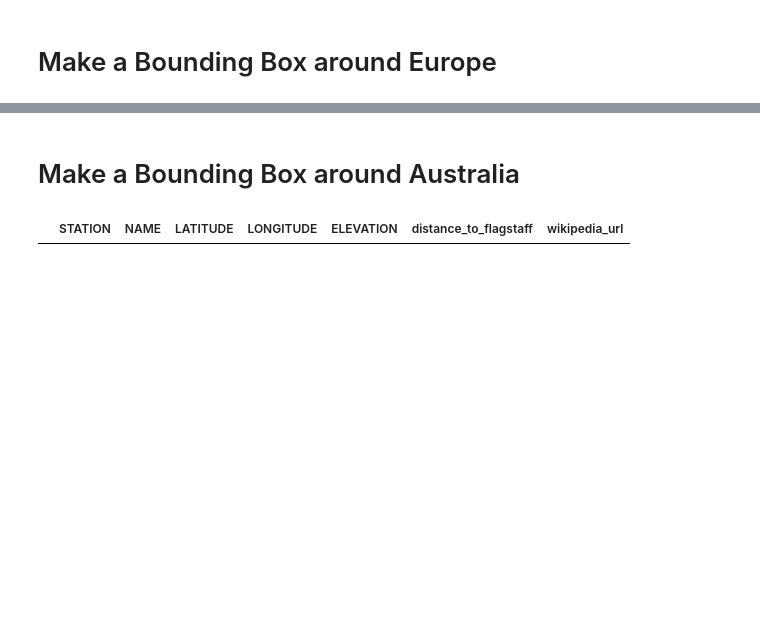
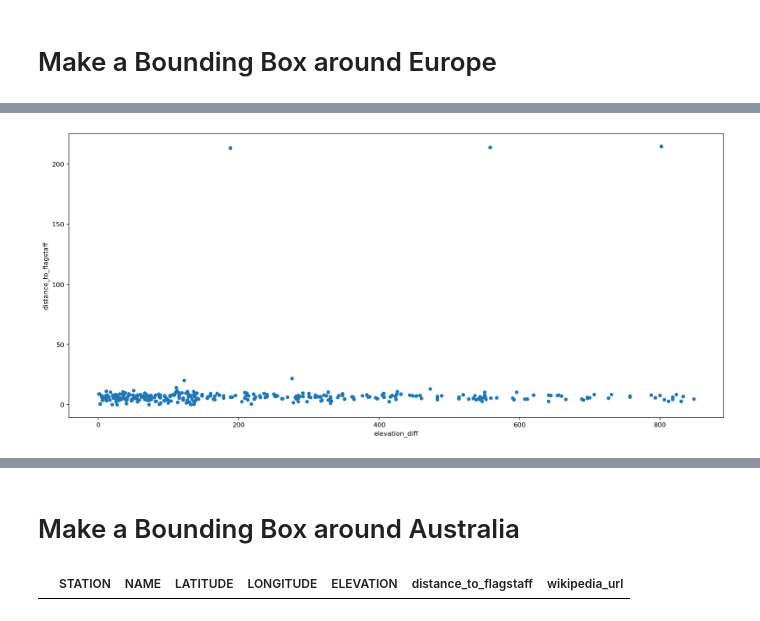
Before and after one commit to dbabbitt/notebooks, a Jupyter notebook: ipynb/Climates like Flagstaff.ipynb, the cells around one changed output, grey strips where cells are left out. Saved outputs shown, nothing was run; the diff lists cells and outputs as text; code cells hidden in the pictures; blank space fills up the shorter version.

```diff
--- a/ipynb/Climates like Flagstaff.ipynb
+++ b/ipynb/Climates like Flagstaff.ipynb
@@ -453,0 +461,11 @@ df.loc[df.NAME.shift(-1) != df.NAME].head(20)
+# %%
+
+# Display a sample distribution of Flagstaff-like weather stations
+from matplotlib_inline.backend_inline import set_matplotlib_formats
+
+set_matplotlib_formats('retina')
+fig = plt.figure(figsize=(18, 8))
+ax = fig.add_subplot(1, 1, 1)
+AxesSubplot_obj = climates_df[climates_df.is_like_flagstaff].sample(500).plot(x='elevation_diff', y='distance_to_flagstaff', ax=ax, kind='scatter')
+# %% [output]
+[figure, added]
```
Also changed, not shown: parts of 96 cells of this notebook, 4 other files.
